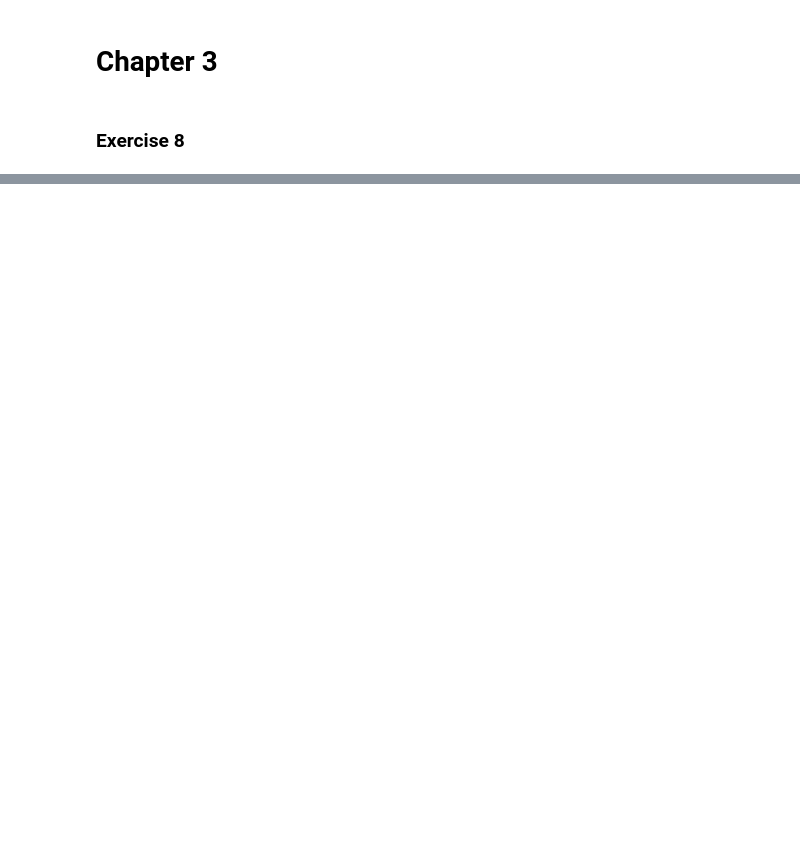
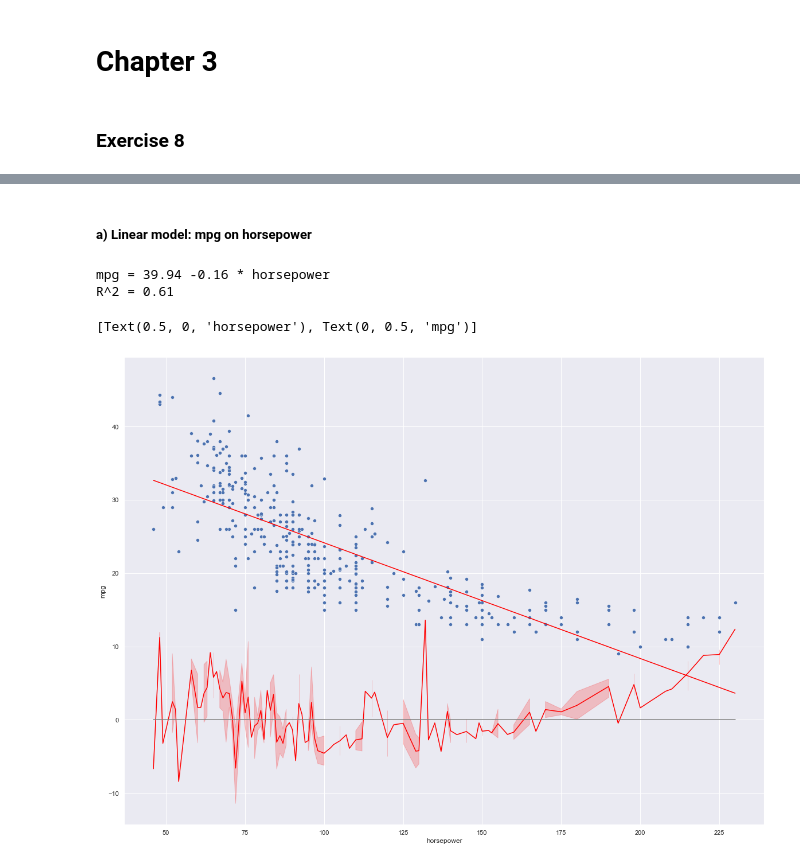
Before and after one commit to jmaestrerodriguez/ISL, a Jupyter notebook: exercises.ipynb, the cells around one changed output, grey strips where cells are left out. Saved outputs shown, nothing was run; the diff lists cells and outputs as text; code cells hidden in the pictures; blank space fills up the shorter version.

```diff
--- a/exercises.ipynb
+++ b/exercises.ipynb
@@ -50,0 +21,13 @@ TypeError: first argument must be string or compiled pattern
+# %%
+# LOAD DATASET
+auto_df = pd.read_csv('./data/auto.csv')
+
+# DATA WRANGLING
+auto_df[auto_df['horsepower'].str.match(r'[^0-9]')]
+auto_df['horsepower'].replace(r'[^0-9]', '', regex = True,  inplace = True)
+auto_df['horsepower'] = pd.to_numeric(auto_df['horsepower'])
+auto_df['horsepower'] = pd.to_numeric(auto_df['horsepower'])
+
+# DATA INSPECTION
+auto_df.info()
+auto_df.head(5)
@@ -50,0 +57,44 @@ TypeError: first argument must be string or compiled pattern
+# %% [markdown]
+##### a) Linear model: mpg on horsepower
+# %%
+def plot(model, X, Y):
+    """
+    Plots the data, the line of best fit and the residuals.
+    """
+    Y_pred = model.predict(X)
+    residuals =  residuals = [y - y_pred for y, y_pred in zip(Y, Y_pred)]
+
+    fig, axes = plt.subplots(2, 1)
+
+    fig.suptitle('Linear regression summary plots')
+    axes[0].set_title('Data and line of best fit')
+    axes[1].set_title('Residuals plot')
+
+    sns.scatterplot(x = X, y = Y)
+    sns.lineplot(ax = axes[0], x = X, y = Y_pred)
+    sns.scatterplot(ax = axes[1], x = X, y = residuals)
+
+# Set response and predictor.
+auto_df = auto_df.dropna()
+X = auto_df['horsepower'].values.reshape(-1,1)
+y = auto_df['mpg'].values.reshape(-1,1)
+
+# Fit
+simple_linear_model_ex8a = LinearRegression().fit(X, y)
+
+# Results
+print('mpg = {intercept:.2f} {slope:.2f} * horsepower'.format(intercept = simple_linear_model_ex8a.intercept_[0], slope = simple_linear_model_ex8a.coef_[0][0]))
+print('R^2 = {R_2:.2f}'.format(R_2 = simple_linear_model_ex8a.score(X,y)))
+
+# Plots
+Y_pred = simple_linear_model_ex8a.intercept_[0] + auto_df['horsepower'] * simple_linear_model_ex8a.coef_[0][0]
+fig_1 = sns.lineplot(x = auto_df['horsepower'], y = Y_pred, color = 'red')
+sns.scatterplot(x = auto_df['horsepower'], y = auto_df['mpg'])
+sns.lineplot(x = auto_df['horsepower'], y = auto_df['mpg'] - Y_pred, color = 'red') # residuals
+sns.lineplot(x = auto_df['horsepower'], y = auto_df['mpg'] * 0, color = 'grey') # zero line
+fig_1.set(xlabel='horsepower', ylabel='mpg')
+# %% [output]
+mpg = 39.94 -0.16 * horsepower
+R^2 = 0.61
+[Text(0.5, 0, 'horsepower'), Text(0, 0.5, 'mpg')]
+[figure, added]
```
Also changed, not shown: parts of 7 cells of this notebook.
